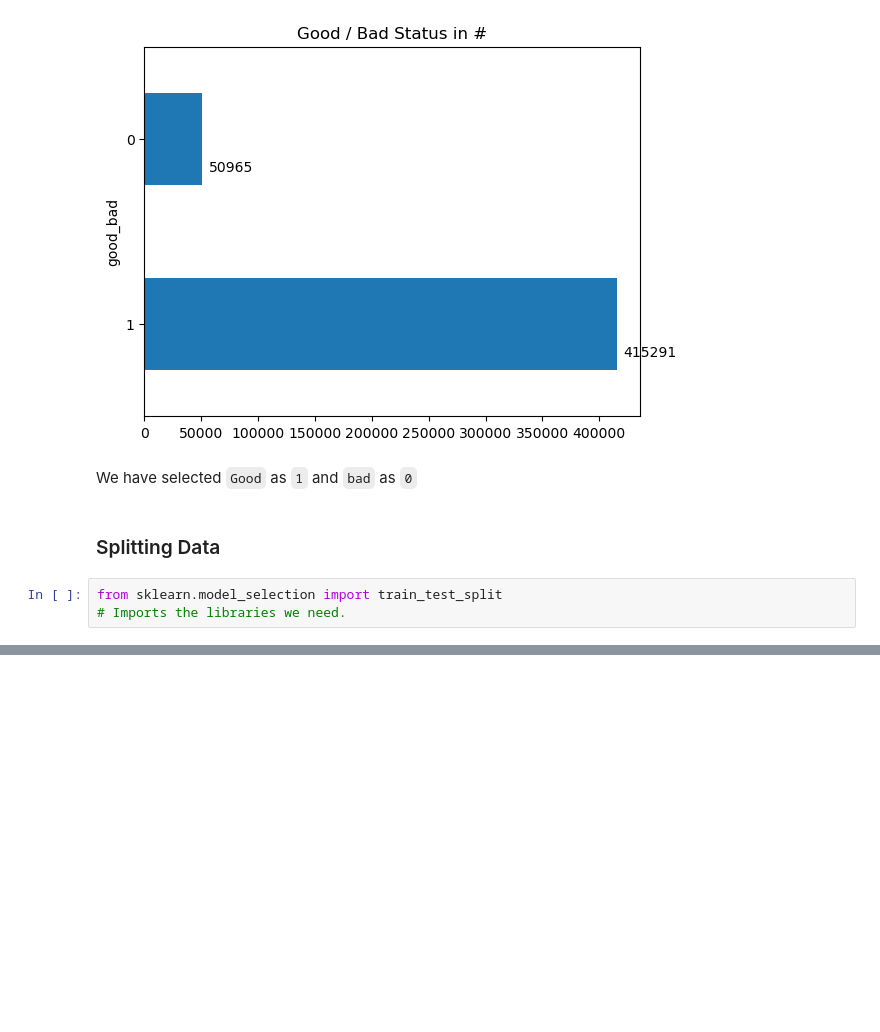
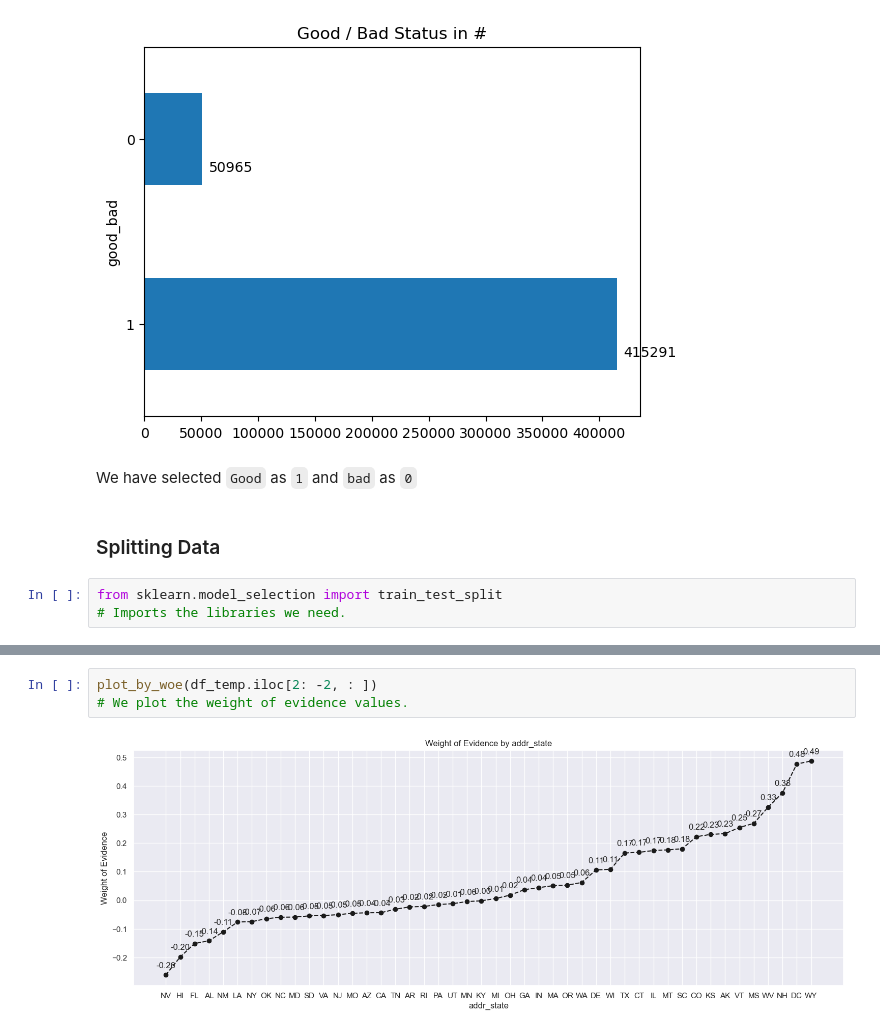
Before and after one commit to dcgkpindiastudy/CreditRiskModelingInPython, a Jupyter notebook: Src/Credit Risk Modeling - Preparation - With Comments - 4-6.ipynb, the cells around one changed output, grey strips where cells are left out. Drawn from its saved outputs; the diff is of its cells as text; blank space fills up the shorter version.

```diff
--- a/Src/Credit Risk Modeling - Preparation - With Comments - 4-6.ipynb
+++ b/Src/Credit Risk Modeling - Preparation - With Comments - 4-6.ipynb
@@ -807,0 +1211,5 @@ train_test_split(loan_data.drop('good_bad', axis = 1), loan_data['good_bad'])
+# %%
+plot_by_woe(df_temp.iloc[2: -2, : ])
+# We plot the weight of evidence values.
+# %% [output]
+[figure, added]
```
Also changed, not shown: parts of 58 cells of this notebook.
